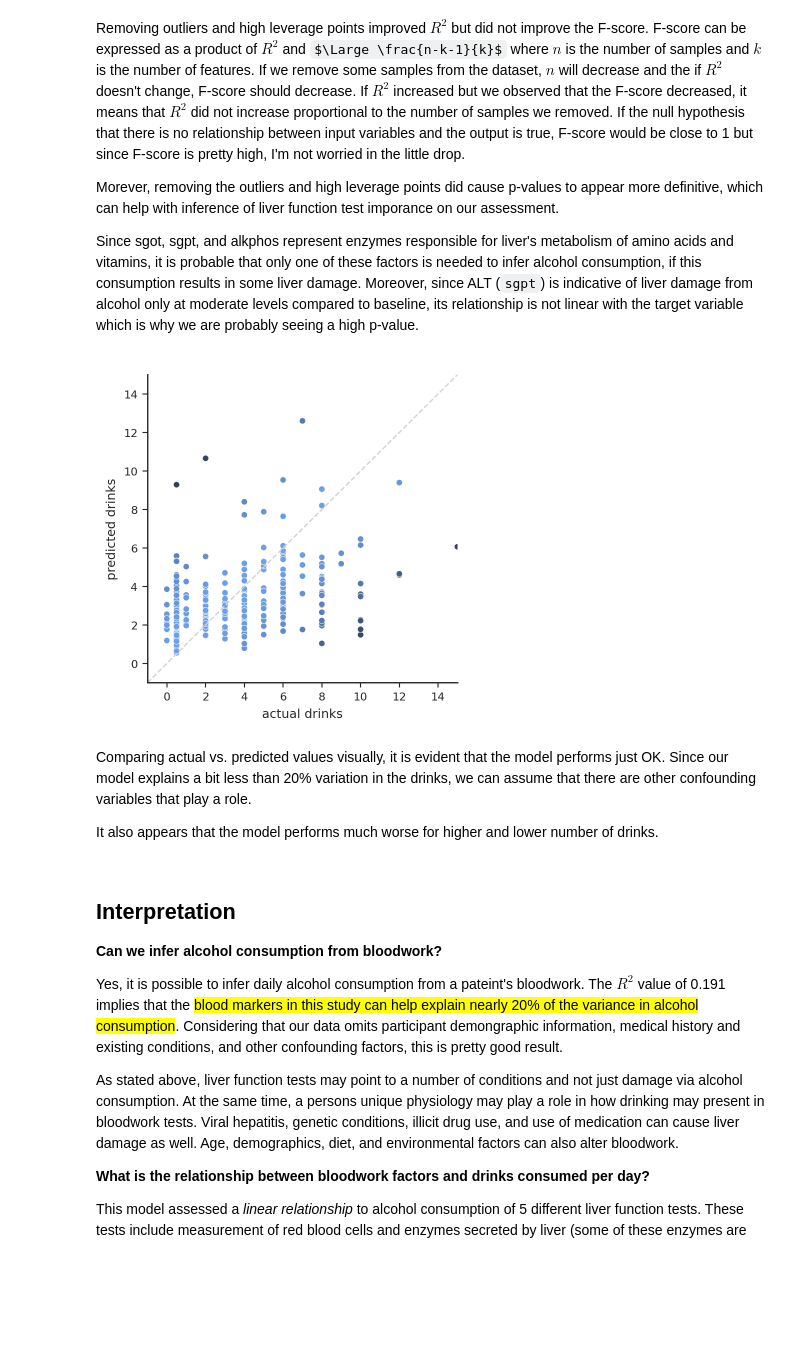
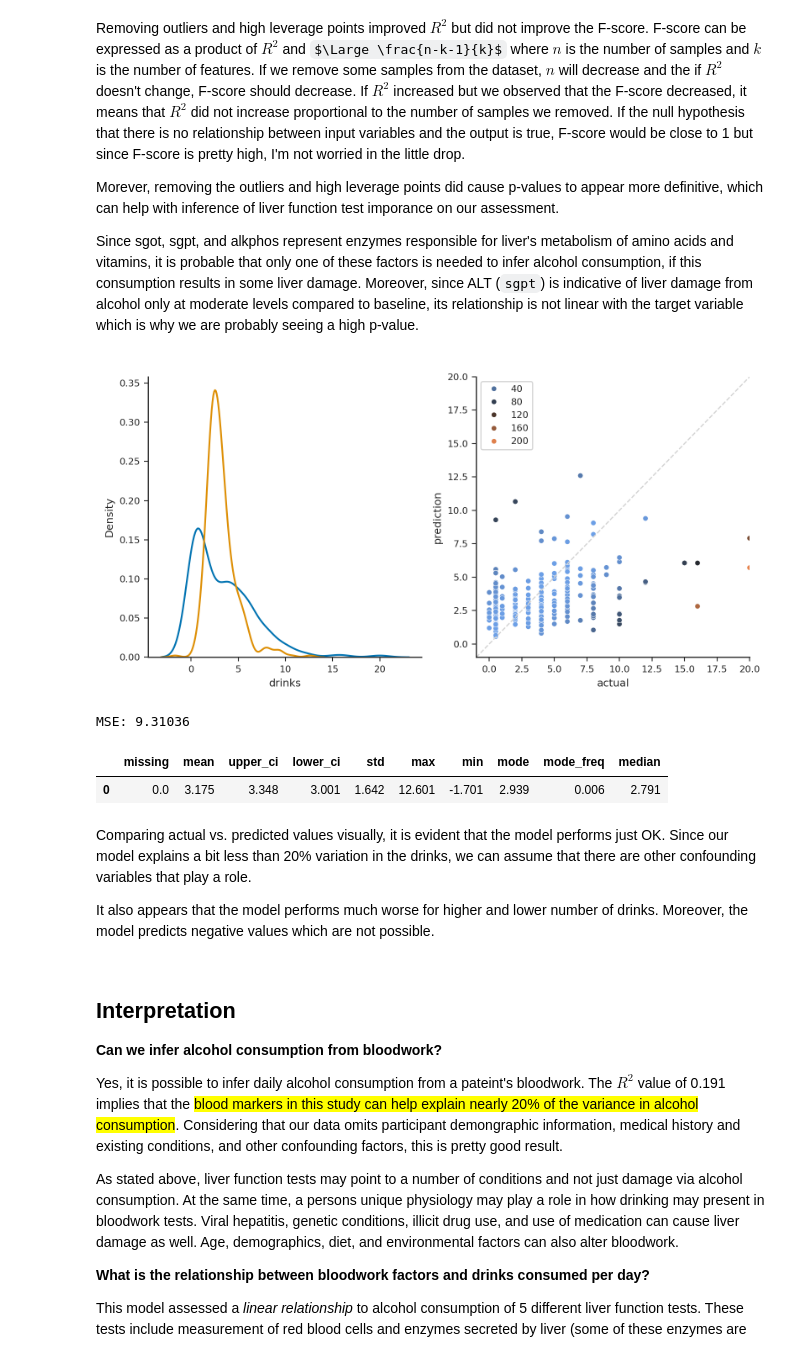
Before and after one commit to viyaleta/Biomedical-Data-Science, a Jupyter notebook: Tutorials/Regression Methods/Liver Disease/Part 1 - Linear Regression.ipynb, the cells around one changed output. Cells and saved outputs as stored; diff of their text form; code cells hidden in the pictures; some formulas as TeX source; blank space fills up the shorter version.

```diff
--- a/Tutorials/Linear Regression/Liver Disease/Linear Regression Tutorial - Liver Disease.ipynb
+++ b/Tutorials/Regression Methods/Liver Disease/Part 1 - Linear Regression.ipynb
@@ -328,25 +331,47 @@ Morever, removing the outliers and high leverage points did cause p-values to ap
 Since sgot, sgpt, and alkphos represent enzymes responsible for liver's metabolism of amino acids and vitamins, it is probable that only one of these factors is needed to infer alcohol consumption, if this consumption results in some liver damage. Moreover, since ALT (`sgpt`) is indicative of liver damage from alcohol only at moderate levels compared to baseline, its relationship is not linear with the target variable which is why we are probably seeing a high p-value.
 
 </div>
-# %%
-sns.scatterplot(x=target, y=predictions, hue=np.square(target - predictions),
-                palette=sns.diverging_palette(250, 30, l=65, center="dark", as_cmap=True),
-                s=20)
-sns.lineplot(x=np.linspace(-1, 15, 16), y=np.linspace(-1, 15, 16), lw=1, linestyle='--', color='lightgray')
-plt.ylabel('predicted drinks')
-plt.xlabel('actual drinks')
-plt.ylim(-1, 15)
-plt.xlim(-1, 15)
-plt.legend().set_visible(False)
-plt.show()
-# %% [output]
-[figure, removed]
+# %%
+# get additional metrics to evaluate the model and make adjustments
+
+predictions = results.predict(X)
+
+fig, axes = plt.subplots(nrows=1, ncols=2, figsize=(8, 4))
+
+sns.kdeplot(target, ax=axes[0])
+sns.kdeplot(predictions, ax=axes[0])
+
+sns.scatterplot(x=target, y=predictions, hue=np.square(target - predictions),
+                palette=sns.diverging_palette(250, 30, l=65, center="dark", as_cmap=True),
+                s=20)
+sns.lineplot(x=np.linspace(-1, 20, 10), y=np.linspace(-1, 20, 10), lw=1, linestyle='--', color='lightgray', ax=axes[1])
+axes[1].set_ylabel('prediction')
+axes[1].set_xlabel('actual')
+axes[1].set_ylim(-1, 20)
+axes[1].set_xlim(-1, 20)
+
+plt.tight_layout()
+
+plt.show()
+# %% [output]
+[figure, added]
+# %%
+print(f"""
+MSE: {np.mean(np.square(target-predictions)):.5f}
+""")
+# %% [output]
+MSE: 9.31036
+# %%
+ds.describe(predictions, stats=['missing', 'mean', 'median', 'mode', 'std', 'ci', 'min', 'max']).round(3).T
+# %% [output]
+|  | missing | mean | upper_ci | lower_ci | std | max | min | mode | mode_freq | median |
+| 0 | 0.0 | 3.175 | 3.348 | 3.001 | 1.642 | 12.601 | -1.701 | 2.939 | 0.006 | 2.791 |
 # %% [markdown]
 <div class="summary">
 
 Comparing actual vs. predicted values visually, it is evident that the model performs just OK. Since our model explains a bit less than 20% variation in the drinks, we can assume that there are other confounding variables that play a role.
 
-It also appears that the model performs much worse for higher and lower number of drinks.
+It also appears that the model performs much worse for higher and lower number of drinks. Moreover, the model predicts negative values which are not possible.
 
 </div>
 # %% [markdown]
```
Also changed, not shown: parts of 5 cells of this notebook, 5 other files.
